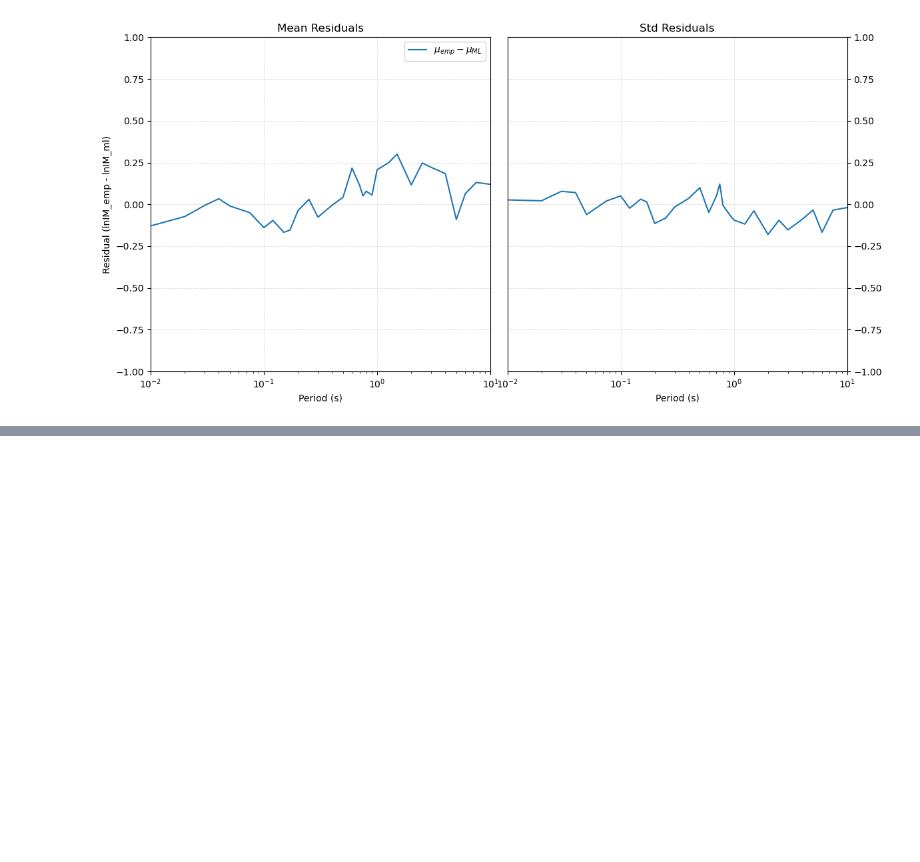
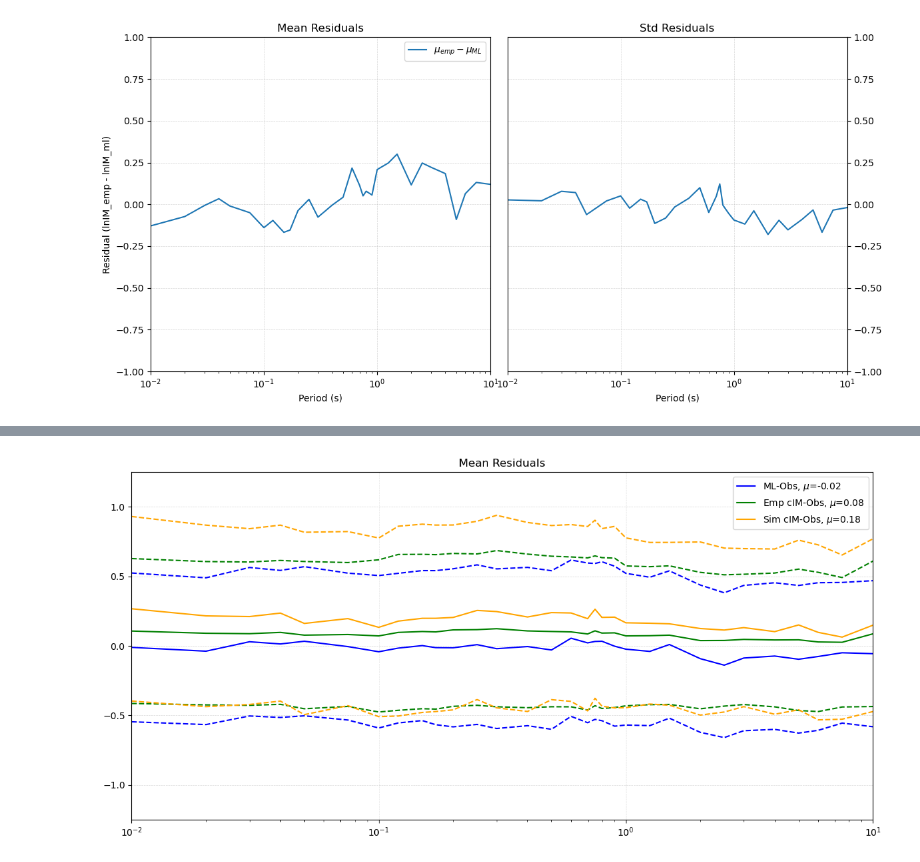
Before and after one commit to claudio525/post_event_gm_gnn, a Jupyter notebook: sim_ranking/explore/comp_ratios.ipynb, the cells around one changed output, grey strips where cells are left out. Cells and saved outputs as stored; diff of their text form; code cells hidden in the pictures; blank space fills up the shorter version.

Commit message:
More stuff for result exploration

```diff
--- a/sim_ranking/explore/comp_ratios.ipynb
+++ b/sim_ranking/explore/comp_ratios.ipynb
@@ -10,6 +10,7 @@ import sim_ranking as sr
 import ml_tools as mlt
 # %%
 emp_cim_dir = Path("/Users/claudy/dev/work/data/sim_ranking/results/20240301_comparison/synthethic/emp_cIM_perturbed_100r")
+sim_cim_dir = Path("/Users/claudy/dev/work/data/sim_ranking/results/20240301_comparison/synthethic/sim_cIM_perturbed_100r")
 ml_data_dir = Path("/Users/claudy/dev/work/data/sim_ranking/results/20240301_comparison/synthethic/0423_1449_lb_30_100_SCweighted_probL2_0p5")
 
 db_ffp = Path("/Users/claudy/dev/work/data/sim_ranking/emp_realisations/perturbed_0313_100r/gm_db_emp.sqlite")
@@ -148,0 +152,6 @@ fig.subplots_adjust(wspace=0, hspace=0)
+# %%
+ml_obs_residuals = sr.ml.sc_prob.compute_ml_residuals_wrt_obs(val_sc_sum_df, db_ffp, run_config.ims)
+
+emp_cIM_obs_residuals = sr.ml.sc_prob.compute_cIM_residuals_wrt_obs(emp_cim_dir, db_ffp, sr.constants.RankingMethod.emp_cMVN, run_config.ims)
+
+sim_cIM_obs_residuals = sr.ml.sc_prob.compute_cIM_residuals_wrt_obs(sim_cim_dir, db_ffp, sr.constants.RankingMethod.sim_cMVN, run_config.ims)
@@ -148,0 +163,4 @@ fig.subplots_adjust(wspace=0, hspace=0)
+# %%
+# Only interested in residuals that are part of ML for comparison
+emp_cIM_obs_residuals = emp_cIM_obs_residuals.loc[ml_obs_residuals.index]
+sim_cIM_obs_residuals = sim_cIM_obs_residuals.loc[ml_obs_residuals.index]
@@ -148,0 +265,35 @@ fig.subplots_adjust(wspace=0, hspace=0)
+# %%
+ml_obs_mean = ml_obs_residuals[sr.constants.PSA_KEYS].mean()
+ml_obs_std = ml_obs_residuals[sr.constants.PSA_KEYS].std()
+
+emp_cIM_obs_mean = emp_cIM_obs_residuals[sr.constants.PSA_KEYS].mean()
+emp_cIM_obs_std = emp_cIM_obs_residuals[sr.constants.PSA_KEYS].std()
+
+sim_cIM_obs_mean = sim_cIM_obs_residuals[sr.constants.PSA_KEYS].mean()
+sim_cIM_obs_std = sim_cIM_obs_residuals[sr.constants.PSA_KEYS].std()
+
+
+fig, ax = plt.subplots(figsize=(12, 6))
+
+ax.semilogx(sr.constants.PERIODS, ml_obs_mean, label=f"ML-Obs, $\mu$={ml_obs_mean.mean():.2f}", c="blue")
+ax.semilogx(sr.constants.PERIODS, ml_obs_mean + ml_obs_std, c="blue", linestyle="--")
+ax.semilogx(sr.constants.PERIODS, ml_obs_mean - ml_obs_std, c="blue", linestyle="--")
+
+ax.semilogx(sr.constants.PERIODS, emp_cIM_obs_mean, label=f"Emp cIM-Obs, $\mu$={emp_cIM_obs_mean.mean():.2f} ", c="green")
+ax.semilogx(sr.constants.PERIODS, emp_cIM_obs_mean + emp_cIM_obs_std, c="green", linestyle="--")
+ax.semilogx(sr.constants.PERIODS, emp_cIM_obs_mean - emp_cIM_obs_std, c="green", linestyle="--")
+
+ax.semilogx(sr.constants.PERIODS, sim_cIM_obs_mean, label=f"Sim cIM-Obs, $\mu$={sim_cIM_obs_mean.mean():.2f}", c="orange")
+ax.semilogx(sr.constants.PERIODS, sim_cIM_obs_mean + sim_cIM_obs_std, c="orange", linestyle="--")
+ax.semilogx(sr.constants.PERIODS, sim_cIM_obs_mean - sim_cIM_obs_std, c="orange", linestyle="--")
+
+ax.set_ylim(-1.25, 1.25)
+ax.set_xlim(0.01, 10)
+ax.grid(linewidth=0.5, alpha=0.5, linestyle="--")
+ax.legend()
+
+ax.set_title("Mean Residuals")
+
+fig.tight_layout()
+# %% [output]
+[figure, added]
```
Also changed, not shown: parts of 6 cells of this notebook, 3 other files.
